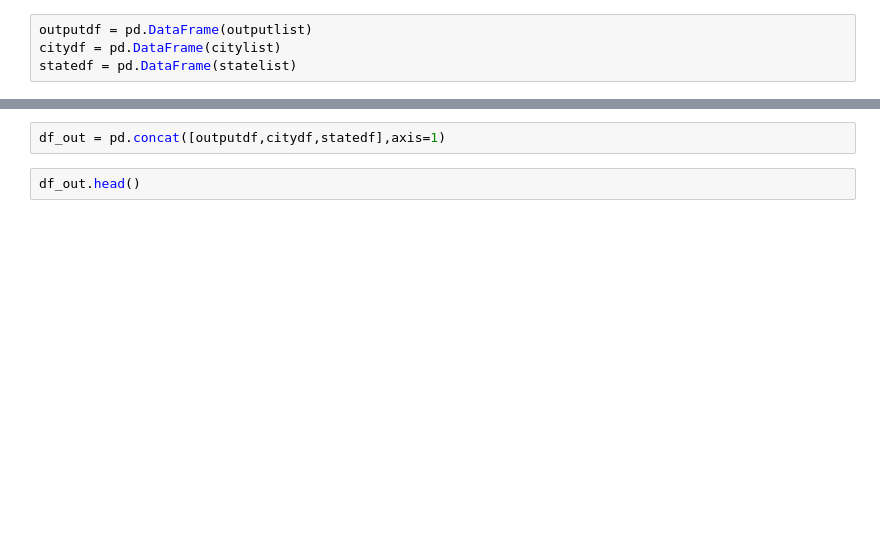
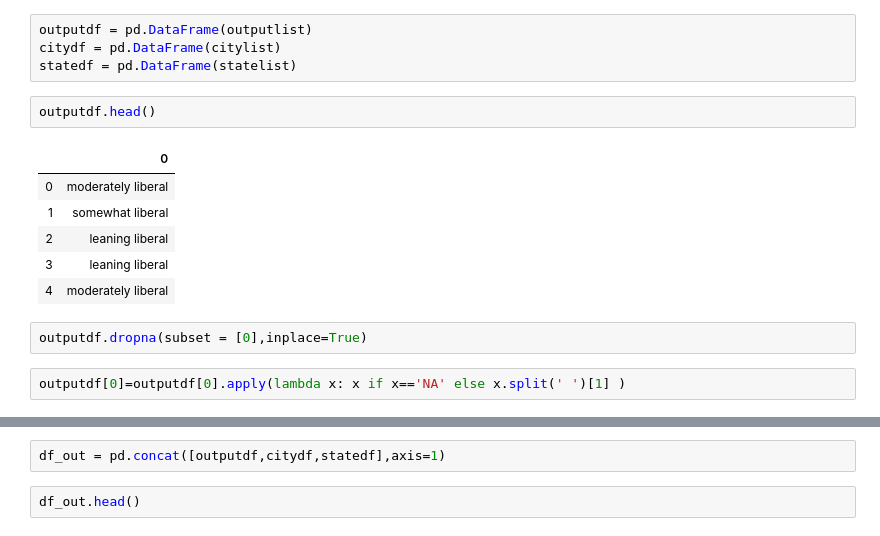
Before and after one commit to CaryMosley/PoliticalAffiliation, a Jupyter notebook: AffiliationScrape.ipynb, the cells around one changed output, grey strips where cells are left out. Drawn from its saved outputs; the diff is of its cells as text; blank space fills up the shorter version.

```diff
--- a/AffiliationScrape.ipynb
+++ b/AffiliationScrape.ipynb
@@ -71,3 +80,16 @@ len(outputlist)
 outputdf = pd.DataFrame(outputlist)
 citydf = pd.DataFrame(citylist)
 statedf = pd.DataFrame(statelist)
+# %%
+outputdf.head()
+# %% [output]
+|  | 0 |
+| 0 | moderately liberal |
+| 1 | somewhat liberal |
+| 2 | leaning liberal |
+| 3 | leaning liberal |
+| 4 | moderately liberal |
+# %%
+outputdf.dropna(subset = [0],inplace=True)
+# %%
+outputdf[0]=outputdf[0].apply(lambda x: x if x=='NA' else x.split(' ')[1] )
```
Also changed, not shown: parts of 4 cells of this notebook.
